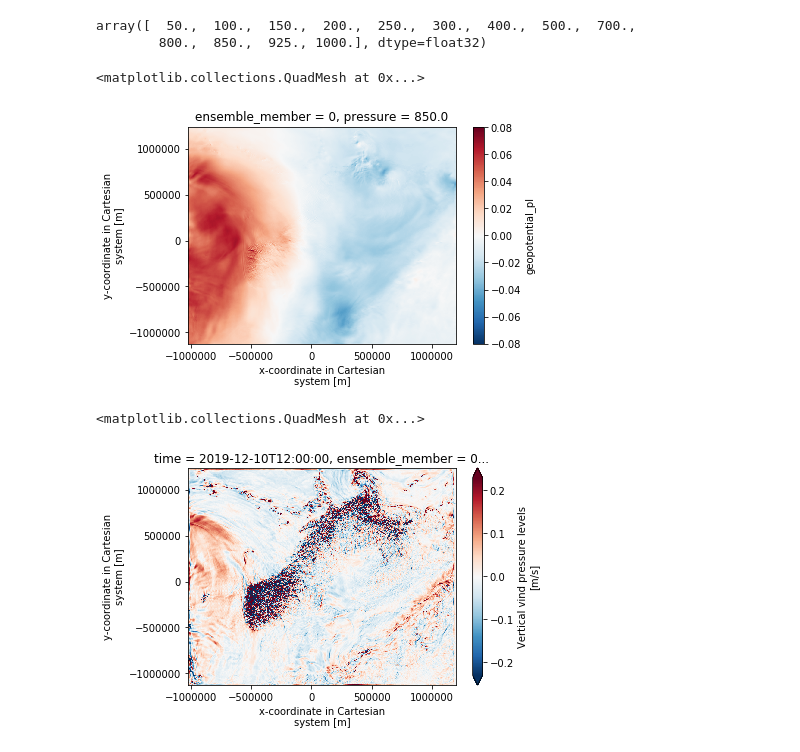
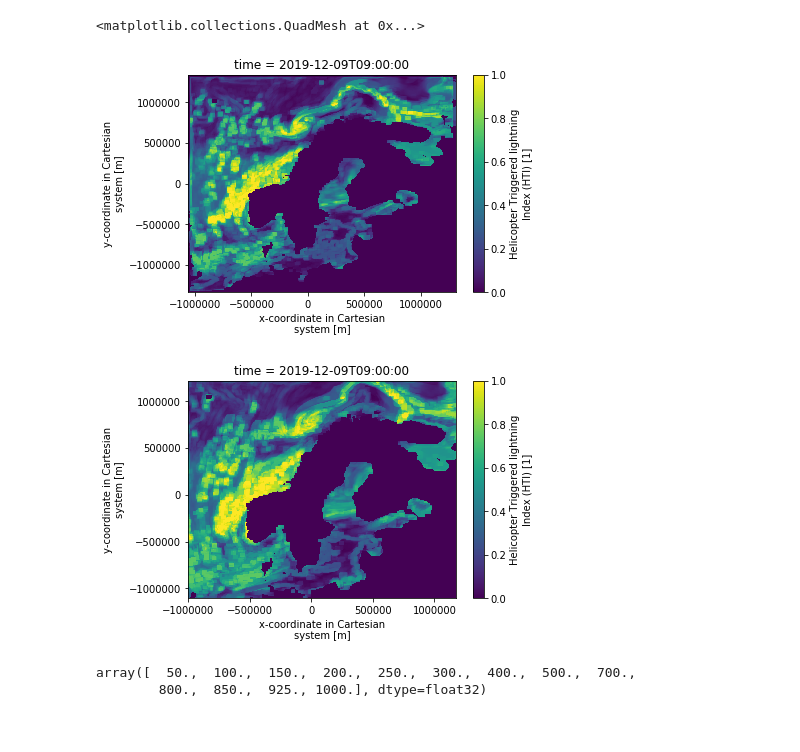
Before and after one commit to johtoblan/Master, a Jupyter notebook: Developing.ipynb, the cells around one changed output. Cells and saved outputs as stored; diff of their text form; code cells hidden in the pictures.

```diff
--- a/Developing.ipynb
+++ b/Developing.ipynb
@@ -5,3 +11,6 @@ from Algorithms.fetchfields import *
 # %%
-ds = xr.open_dataset("http://thredds.met.no/thredds/dodsC/meps25epsarchive/2019/12/09/meps_extracted_2_5km_20191209T06Z.nc")
+ds = xr.open_dataset("http://thredds.met.no/thredds/dodsC/meps25epsarchive/2019/12/09/meps_extracted_2_5km_20191209T06Z.nc",engine="netcdf4")
 ds1 = xr.open_dataset("https://thredds.met.no/thredds/dodsC/mepsarchive/2019/12/09/cmeps_det_2_5km_20191209T06Z.nc")
+#ds = ds.isel(x = range(10,879),y = range(10,939))
+HTI = xr.open_dataset("source/MEPS/meps_mbr0_pp_2_5km_20191209T06Z.nc")["helicopter_triggered_index"]
+HTI1 = xr.open_dataset("source/MEPS/cmeps_det_thunder_2_5km_20191209T06Z.nc")["helicopter_triggered_index"]
@@ -8,15 +21,16 @@ ds1 = xr.open_dataset("https://thredds.met.no/thredds/dodsC/mepsarchive/2019/12/
+# %%
+HTIat10Local = HTI.isel(time=3)
+HTI1at10Local = HTI1.isel(time=3)
+# %%
+HTI1at10Local.plot()
+plt.figure()
+HTIat10Local.plot()
+# %% [output]
+<matplotlib.collections.QuadMesh at 0x...>
+[figure, added]
+[figure, added]
 # %%
 ds["upward_air_velocity_pl"].pressure.values
 # %% [output]
 array([  50.,  100.,  150.,  200.,  250.,  300.,  400.,  500.,  700.,
         800.,  850.,  925., 1000.], dtype=float32)
-# %%
-((ds["geopotential_pl"].sel(pressure=850,ensemble_member=0).isel(time=29) - ds["geopotential_pl"].sel(pressure=850,ensemble_member=0).isel(time=30))/3600).plot()
-# %% [output]
-<matplotlib.collections.QuadMesh at 0x...>
-[figure, removed]
-# %%
-ds["upward_air_velocity_pl"].sel(pressure=850,ensemble_member=0).isel(time=30).plot(robust = 1)
-# %% [output]
-<matplotlib.collections.QuadMesh at 0x...>
-[figure, removed]
```
Also changed, not shown: parts of 30 cells of this notebook.
